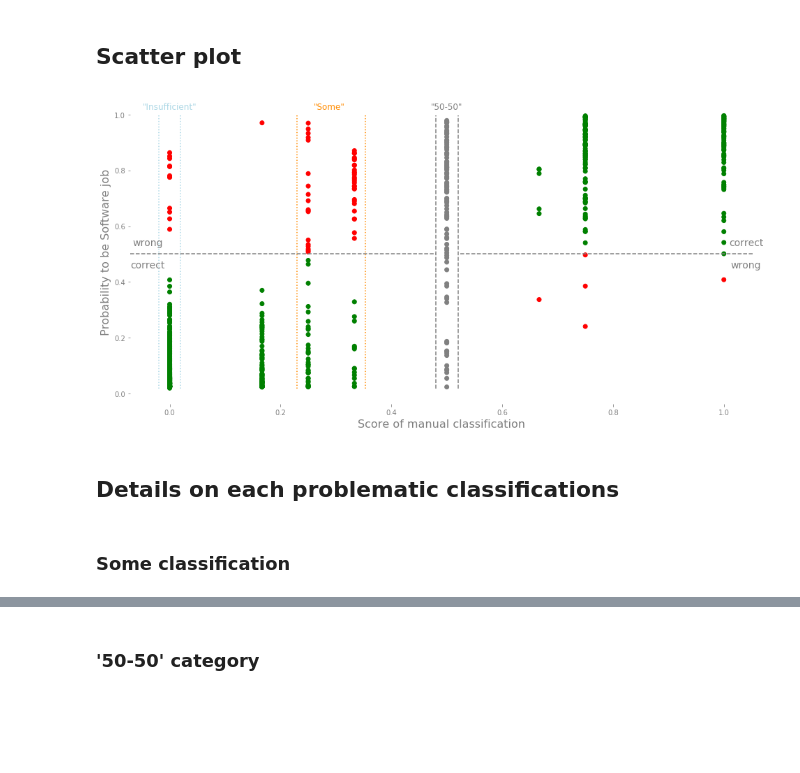
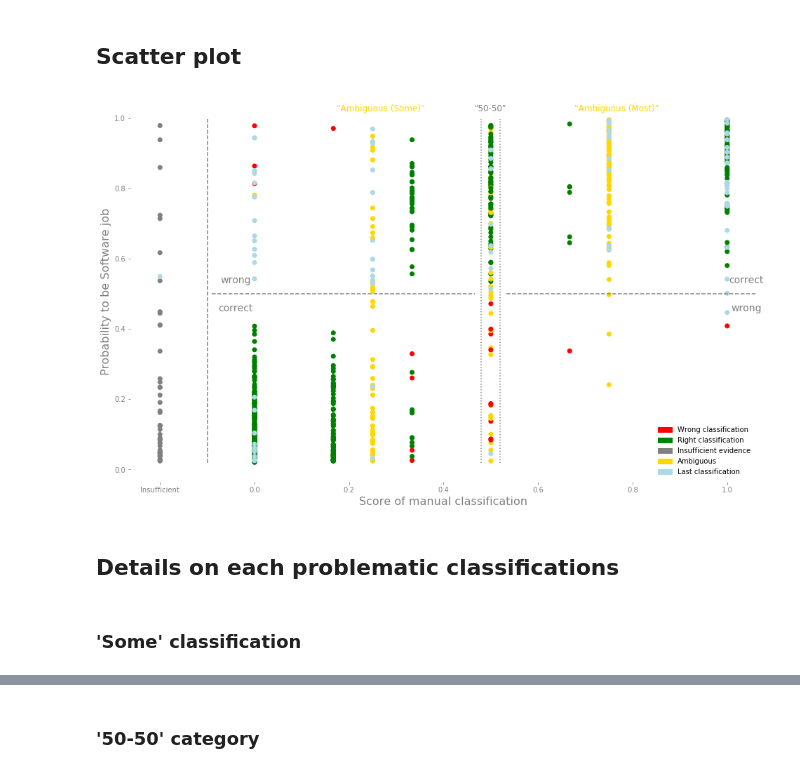
Before and after one commit to softwaresaved/jamie, a Jupyter notebook: jobAnalysis/dataPrediction/prediction_dev.ipynb, the cells around one changed output, grey strips where cells are left out. Drawn from its saved outputs; the diff is of its cells as text; code cells hidden in the pictures; blank space fills up the shorter version.

Commit message:
Update: feature added to prediction_dev

```diff
--- a/jobAnalysis/dataPrediction/prediction_dev.ipynb
+++ b/jobAnalysis/dataPrediction/prediction_dev.ipynb
@@ -123,0 +237,3 @@ df['corresponding_tag'] = np.where(df['created_tag'] == df['prediction'], True,
+# %%
+df['new_tags'] = df.loc[:, ['tags_1', 'tags_2', 'tags_3']].apply(new_tags, axis=1)
+df['new_tags'].value_counts()
@@ -213,56 +360,92 @@ def color_right(x, y):
+# %%
+def color_right(category):
+    col = list()
+    for cat in category:
+        if cat is True:
+            col.append('green')
+        elif cat is False:
+            col.append('red')
+        elif cat == 'Ambiguous':
+            col.append('gold')
+        elif cat == 'Insufficient Evidence':
+            col.append('grey')
+        else:
+            col.append('lightblue')
+    return col
 # %%
 # Get a scatter plot to see the relation between the agg_tag score and the prediction proba to see where the model failed
 # It seems to performing relatively according to expectation. There is a confusing point when aggregate score == 1
 # and when the aggregate score is between 0.5 and 0.75 where it appears to classify it as in the opposite direction
 # These score seems to represent ambiguious score where people have opposite views on the jobs ads.
 
-tag_creat = [abs(x) for x in df['agg_tag'] if abs(x) < 10]
-pred_inv = [x for x in  df[df['agg_tag'] > -10]['prediction_proba']]
+tag_creat = [abs(x) if abs(x) < 10 else x/50 for x in df['agg_tag'] ]
+#pred_inv = [x for x in  df[df['agg_tag'] > -10]['prediction_proba']]
+pred_inv = [x for x in  df['prediction_proba']]
 
+new_tags =   [x for x in df['new_tags']]
+color_tags = [x for x in df['corresponding_prev_train']]
 #tag_creat = [x for x in df['agg_tag']]
 #pred_inv = [x for x in  df['prediction_proba']]
 
-col = color_right(tag_creat, pred_inv)
+col = color_right(color_tags)
 
-fig, ax = plt.subplots(figsize=(16, 8))
+fig, ax = plt.subplots(figsize=(16, 10))
 
-plt.axhline(y=0.5, xmax=0.49, color='grey', linestyle='--')
-plt.axvline(x=0.48, ymin=0.05, ymax=0.95, color='grey', linestyle='--')
+plt.axhline(y=0.5, xmin=0.13, xmax=0.55, color='grey', linestyle='--')
+plt.axvline(x=0.48, ymin=0.05, ymax=0.95, color='grey', linestyle=':')
 
-plt.axhline(y=0.5, xmin=0.53, color='grey', linestyle='--')
-plt.axvline(x=0.52,ymin=0.05, ymax=0.95, color='grey', linestyle='--')
+plt.axhline(y=0.5, xmin=0.60, color='grey', linestyle='--')
+plt.axvline(x=0.52,ymin=0.05, ymax=0.95, color='grey', linestyle=':')
 
-#plt.axvline(x=0.31333, ymin=0.05, ymax=0.95, color='darkorange', linestyle=':')
-plt.axvline(x=0.230, ymin=0.05, ymax=0.95, color='darkorange', linestyle=':')
-plt.axvline(x=0.35333,ymin=0.05, ymax=0.95, color='darkorange', linestyle=':')
-plt.text(0.288,1.02,'"Some"', color='darkorange', fontsize=12, horizontalalignment='center')
+#plt.axhline(y=0.5, color='grey', linestyle='--')
 
-plt.axvline(x=0.02, ymin=0.05, ymax=0.95, color='lightblue', linestyle=':')
-plt.axvline(x=-0.02,ymin=0.05, ymax=0.95, color='lightblue', linestyle=':')
-plt.text(0.0,1.02,'"Insufficient"', color='lightblue', fontsize=12, horizontalalignment='center')
+plt.axvline(x=-0.1, ymin=0.05, ymax=0.95, color='grey', linestyle='--')
+
+
+#plt.axvline(x=0.230, ymin=0.05, ymax=0.95, color='darkorange', linestyle=':')
+#plt.axvline(x=0.27,ymin=0.05, ymax=0.95, color='darkorange', linestyle=':')
+plt.text(0.2666,1.02,'"Ambiguous (Some)"', color='gold', fontsize=12, horizontalalignment='center')
+
+
+#plt.axvline(x=0.730, ymin=0.05, ymax=0.95, color='darkorange', linestyle=':')
+#plt.axvline(x=0.77,ymin=0.05, ymax=0.95, color='darkorange', linestyle=':')
+plt.text(0.7666,1.02,'"Ambiguous (Most)"', color='gold', fontsize=12, horizontalalignment='center')
+
+#plt.axvline(x=0.02, ymin=0.05, ymax=0.95, color='lightblue', linestyle=':')
+#plt.axvline(x=-0.02,ymin=0.05, ymax=0.95, color='lightblue', linestyle=':')
+#plt.text(0.0,1.02,'"Insufficient"', color='lightblue', fontsize=12, horizontalalignment='center')
 
 
 plt.text(0.5,1.02,'"50-50"', color='grey', fontsize=12, horizontalalignment='center')
 
 plt.text(1.04,0.53,'correct', color='grey',fontsize=14, horizontalalignment='center')
 plt.text(-0.04,0.45,'correct', color='grey',fontsize=14, horizontalalignment='center')
 plt.text(1.04,0.45,'wrong', color='grey', fontsize=14, horizontalalignment='center')
 plt.text(-0.04,0.53,'wrong', color='grey', fontsize=14, horizontalalignment='center')
 
 ax.set_ylabel('Probability to be Software job', fontsize=16, color='grey')
 ax.tick_params(axis='y', colors='grey')
 
 ax.set_xlabel('Score of manual classification', fontsize=16, color='grey')
 ax.tick_params(axis='x', colors='grey')
+#plt.scatter(tag_creat, pred_inv, color=col)
+plt.scatter(tag_creat, pred_inv, color=col)
+wrong = mpatches.Patch(color='red', label='Wrong classification')
+right = mpatches.Patch(color='green', label='Right classification')
+insuff = mpatches.Patch(color='grey', label='Insufficient evidence')
+amb = mpatches.Patch(color='gold', label='Ambiguous')
+third = mpatches.Patch(color='lightblue', label='Last classification')
 
-plt.scatter(tag_creat, pred_inv, color=col)
+plt.legend(handles=[wrong, right, insuff, amb, third], frameon=False)
 
+xlabels = [round(x, 1) if x != -0.2 else 'Insufficient' for x in ax.get_xticks().tolist()]
+ax.set_xticklabels(xlabels)
 for d in ["left", "top", "bottom", "right"]:
     plt.gca().spines[d].set_visible(False)
 # %% [output]
-[figure, old version]
+[figure, new version]
 # %% [markdown]
 ## Details on each problematic classifications
 # %% [markdown]
- ### Some classification
+ ### 'Some' classification
 # %%
```
Also changed, not shown: parts of 35 cells of this notebook, 1 other file.
